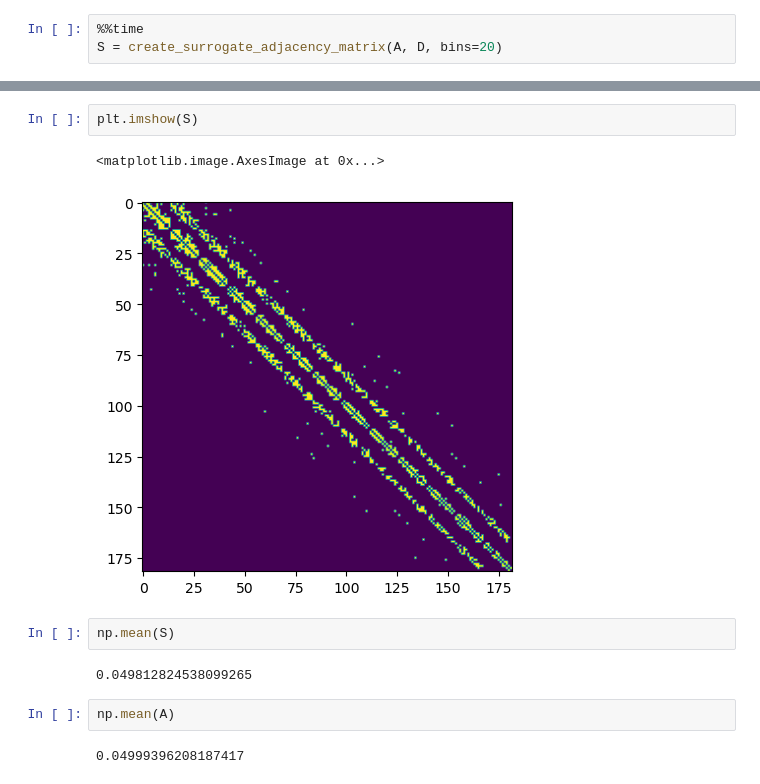
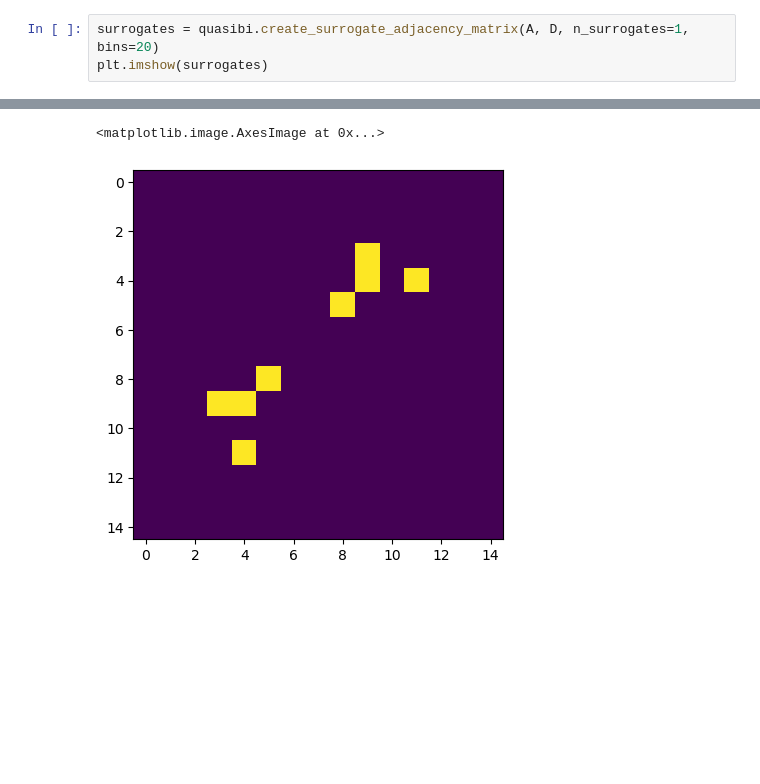
Before and after one commit to david-strahl/quasibi-europe, a Jupyter notebook: code/adjecency_matrix.ipynb, the cells around one changed output, grey strips where cells are left out. Drawn from its saved outputs; the diff is of its cells as text; blank space fills up the shorter version.

```diff
--- a/code/adjecency_matrix.ipynb
+++ b/code/adjecency_matrix.ipynb
@@ -242,4 +47,4 @@ def create_surrogate_adjacency_matrix(adjacency_matrix, distance_matrix, **kwarg
 # %%
-%%time
-S = create_surrogate_adjacency_matrix(A, D, bins=20)
+surrogates = quasibi.create_surrogate_adjacency_matrix(A, D, n_surrogates=1, bins=20)
+plt.imshow(surrogates)
 # %% [output]
@@ -248,13 +54,2 @@ Wall time: 167 ms
+<matplotlib.image.AxesImage at 0x...>
+[figure, added]
-# %%
-plt.imshow(S)
-# %% [output]
-<matplotlib.image.AxesImage at 0x...>
-[figure, removed]
-# %%
-np.mean(S)
-# %% [output]
-0.049812824538099265
-# %%
-np.mean(A)
-# %% [output]
-0.04999396208187417
```
Also changed, not shown: parts of 19 cells of this notebook, 59 other files.
